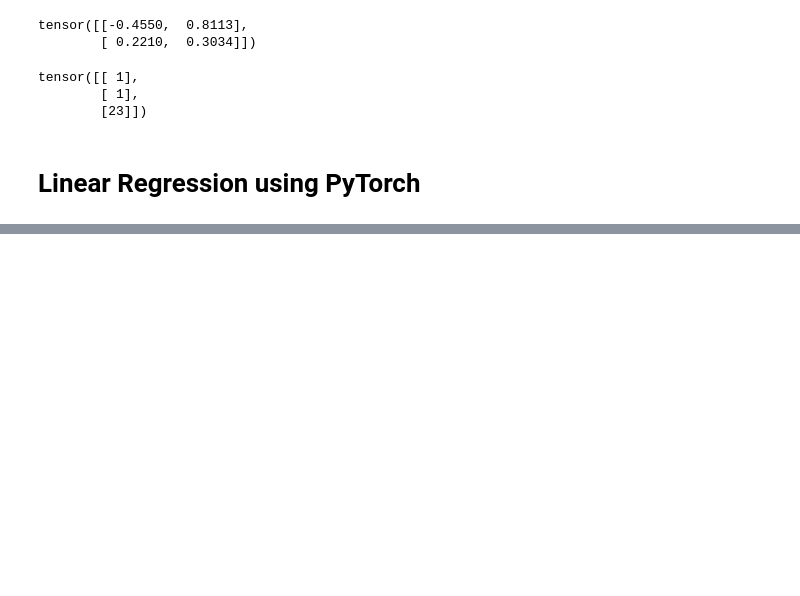
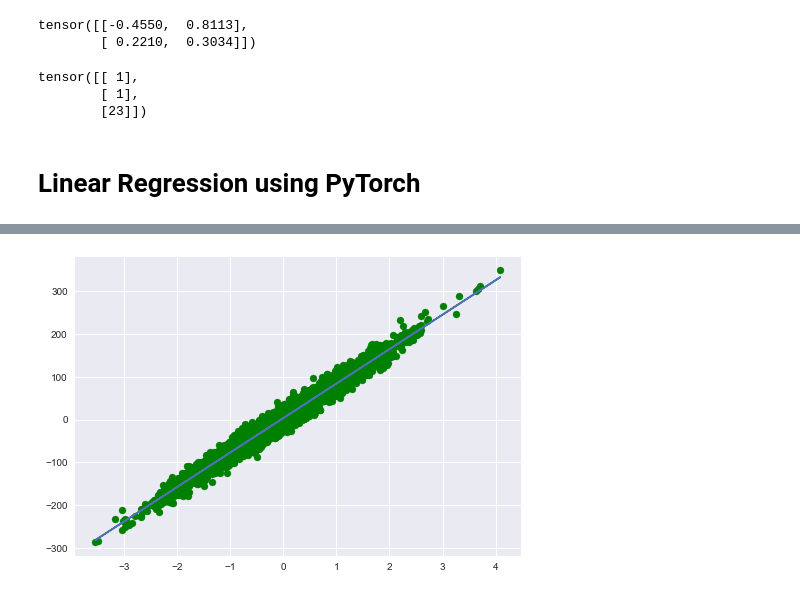
Before and after one commit to JayantGoel001/PyTorch-And-Tensorflow, a Jupyter notebook: PyTorch.ipynb, the cells around one changed output, grey strips where cells are left out. Saved outputs shown, nothing was run; the diff lists cells and outputs as text; code cells hidden in the pictures; blank space fills up the shorter version.

```diff
--- a/PyTorch.ipynb
+++ b/PyTorch.ipynb
@@ -63,0 +80,23 @@ FileNotFoundError: [Errno 2] File /Users/jgoel/Desktop/Data Science Self/LinearR
+# %%
+def mse(y,y_pred):
+    return ((y-y_pred)**2).mean()
+loss_list=[]
+for i in range(200):
+    y_pred = m*X+c
+    lr = 0.1
+    loss = mse(y,y_pred)
+    loss_list.append(loss)
+    loss.backward()
+
+    with tr.no_grad():
+        m -= lr*m.grad
+        c -= lr*c.grad
+
+        m.grad.zero_()
+        c.grad.zero_()
+# %%
+plt.scatter(X.numpy(),y.numpy(),color="green")
+plt.plot(X,y_pred.detach().numpy())
+plt.show()
+# %% [output]
+[figure, added]
```
Also changed, not shown: parts of 8 cells of this notebook.
